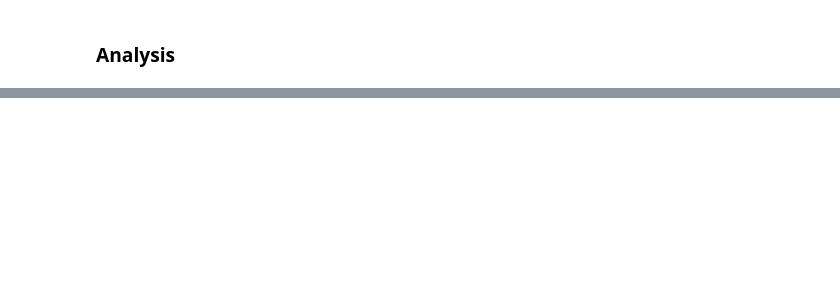
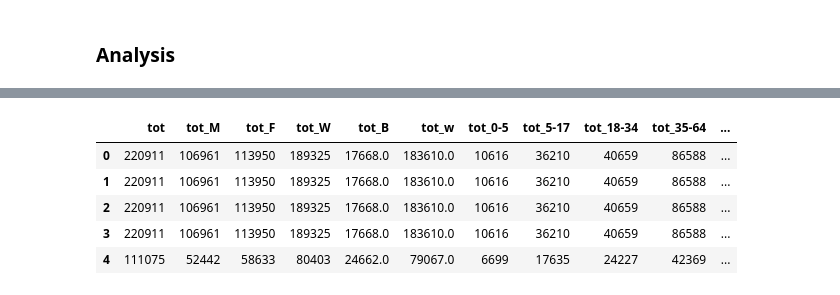
Before and after one commit to HenryDorsey/ConsultingProject, a Jupyter notebook: InfectSpendAnalysis.ipynb, the cells around one changed output, grey strips where cells are left out. Saved outputs shown, nothing was run; the diff lists cells and outputs as text; code cells hidden in the pictures; blank space fills up the shorter version.

```diff
--- a/InfectSpendAnalysis.ipynb
+++ b/InfectSpendAnalysis.ipynb
@@ -88,0 +109,24 @@ df = pd.read_pickle('merged_df.pkl')
+# %%
+from copy import copy, deepcopy
+
+df_lr = deepcopy(df)
+df_lr["%casespercapita"] = np.log(df_lr["2021-03-21"]/df_lr["population"])
+df_lr=df_lr.drop(columns=["State","2021-03-21","shape_code","countyFIPS","StateFIPS","county_name","id"])
+
+
+df_lrnum = df_lr.apply(pd.to_numeric, errors='coerce')
+
+#df_lr.head()
+for col in df_lrnum.columns:
+    if np.sum(df_lrnum[col].isna())> 0.5*len(df_lrnum.index):
+        df_lrnum=df_lrnum.drop(columns=col)
+
+df_lrnum = df_lrnum.dropna(axis=0)
+df_lrnum.head()
+# %% [output]
+|  | tot | tot_M | tot_F | tot_W | tot_B | tot_w | tot_0-5 | tot_5-17 | tot_18-34 | tot_35-64 | ... |
+| 0 | 220911 | 106961 | 113950 | 189325 | 17668.0 | 183610.0 | 10616 | 36210 | 40659 | 86588 | ... |
+| 1 | 220911 | 106961 | 113950 | 189325 | 17668.0 | 183610.0 | 10616 | 36210 | 40659 | 86588 | ... |
+| 2 | 220911 | 106961 | 113950 | 189325 | 17668.0 | 183610.0 | 10616 | 36210 | 40659 | 86588 | ... |
+| 3 | 220911 | 106961 | 113950 | 189325 | 17668.0 | 183610.0 | 10616 | 36210 | 40659 | 86588 | ... |
+| 4 | 111075 | 52442 | 58633 | 80403 | 24662.0 | 79067.0 | 6699 | 17635 | 24227 | 42369 | ... |
```
Also changed, not shown: parts of 7 cells of this notebook, 1 other file.
